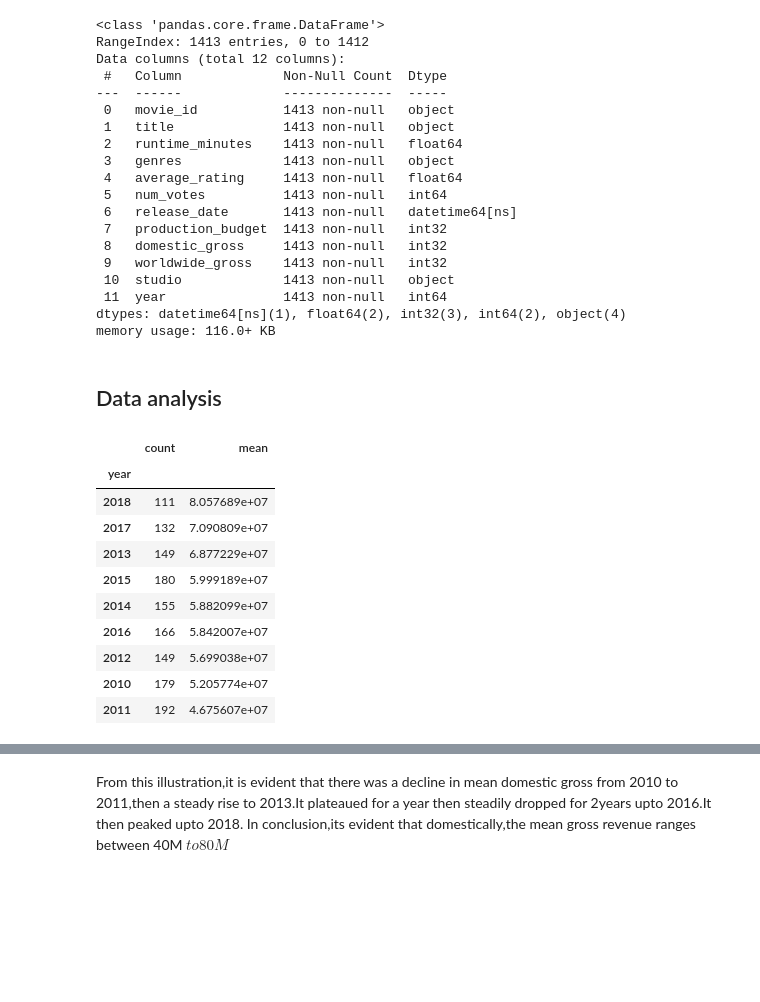
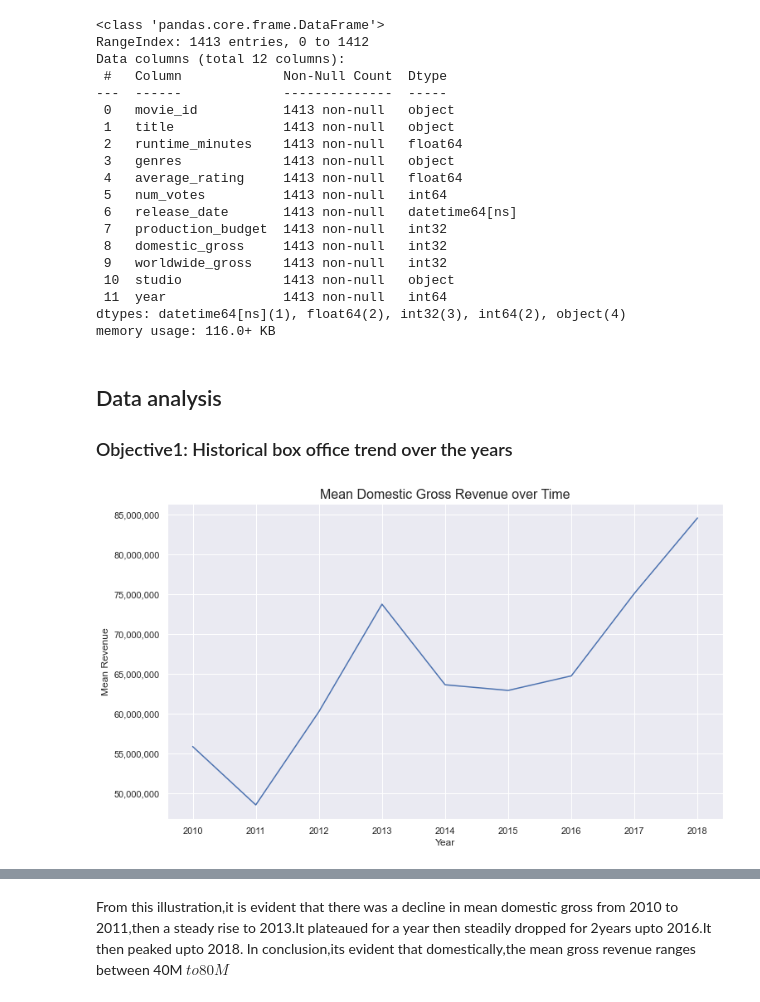
Before and after one commit to Patoh254code/movie_project, a Jupyter notebook: index.ipynb, the cells around one changed output, grey strips where cells are left out. Cells and saved outputs as stored; diff of their text form; code cells hidden in the pictures; blank space fills up the shorter version.

```diff
--- a/index.ipynb
+++ b/index.ipynb
@@ -360,23 +343,57 @@ Data columns (total 12 columns):
  11  year               1413 non-null   int64
 dtypes: datetime64[ns](1), float64(2), int32(3), int64(2), object(4)
 memory usage: 116.0+ KB
+# %%
+# Split genres and explode the DataFrame so each row has one genre
+
+# Split genre string into list
+merge_df['genres'] = merge_df['genres'].str.split(',')
+
+# One row per genre per movie
+merge_df = merge_df.explode('genres')
+
+# Clean whitespace
+merge_df['genres'] = (merge_df['genres']
+                      .apply(lambda x: x.strip()
+                             if isinstance(x, str)
+                             else x))
+
+# merge_df.info()
 # %% [markdown]
 ## Data analysis
+### Objective1: Historical box office trend over the years
 # %%
 # mean domestic gross over the years
 mean_domestic_gross= (merge_df.groupby("year")["domestic_gross"]
                       .agg(["count","mean"])
                       .sort_values("mean", ascending=False))
-mean_domestic_gross
+
+# plot year vs mean domestic gross
+import matplotlib.ticker as ticker
+
+# set the style and size of the plot
+sns.set_style("darkgrid")
+sns.set_theme(rc={"figure.figsize":(12,7)})
+
+# Plot mean domestic gross over the years
+sns.lineplot(data= mean_domestic_gross,
+             x="year",
+             y="mean",
+             errorbar=None # removes the confidence interval
+)
+# Format the y-axis to include commas and dollar signs
+plt.gca().yaxis.set_major_formatter(
+    ticker.StrMethodFormatter("{x:,.0f}"))
+
+# Add titles and labels
+plt.title("Mean Domestic Gross Revenue over Time",
+          fontsize=16)
+plt.xlabel("Year",
+           fontsize=12)
+plt.ylabel("Mean Revenue",
+           fontsize=12)
+
+# Show the plot
+plt.show()
 # %% [output]
-|  | count | mean |
-| year |  |  |
-| 2018 | 111 | 8.057689e+07 |
-| 2017 | 132 | 7.090809e+07 |
-| 2013 | 149 | 6.877229e+07 |
-| 2015 | 180 | 5.999189e+07 |
-| 2014 | 155 | 5.882099e+07 |
-| 2016 | 166 | 5.842007e+07 |
-| 2012 | 149 | 5.699038e+07 |
-| 2010 | 179 | 5.205774e+07 |
-| 2011 | 192 | 4.675607e+07 |
+[figure, added]
```
Also changed, not shown: parts of 32 cells of this notebook.
